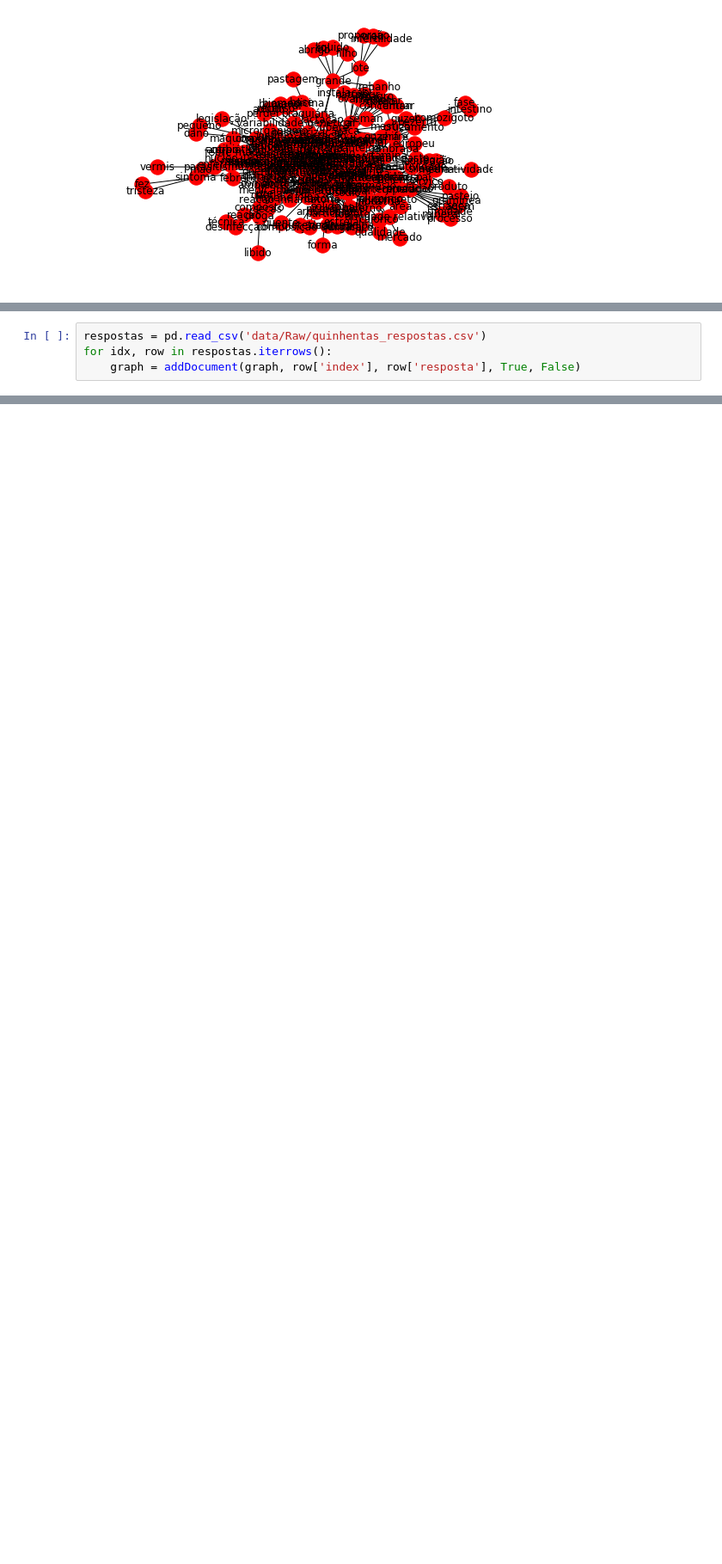
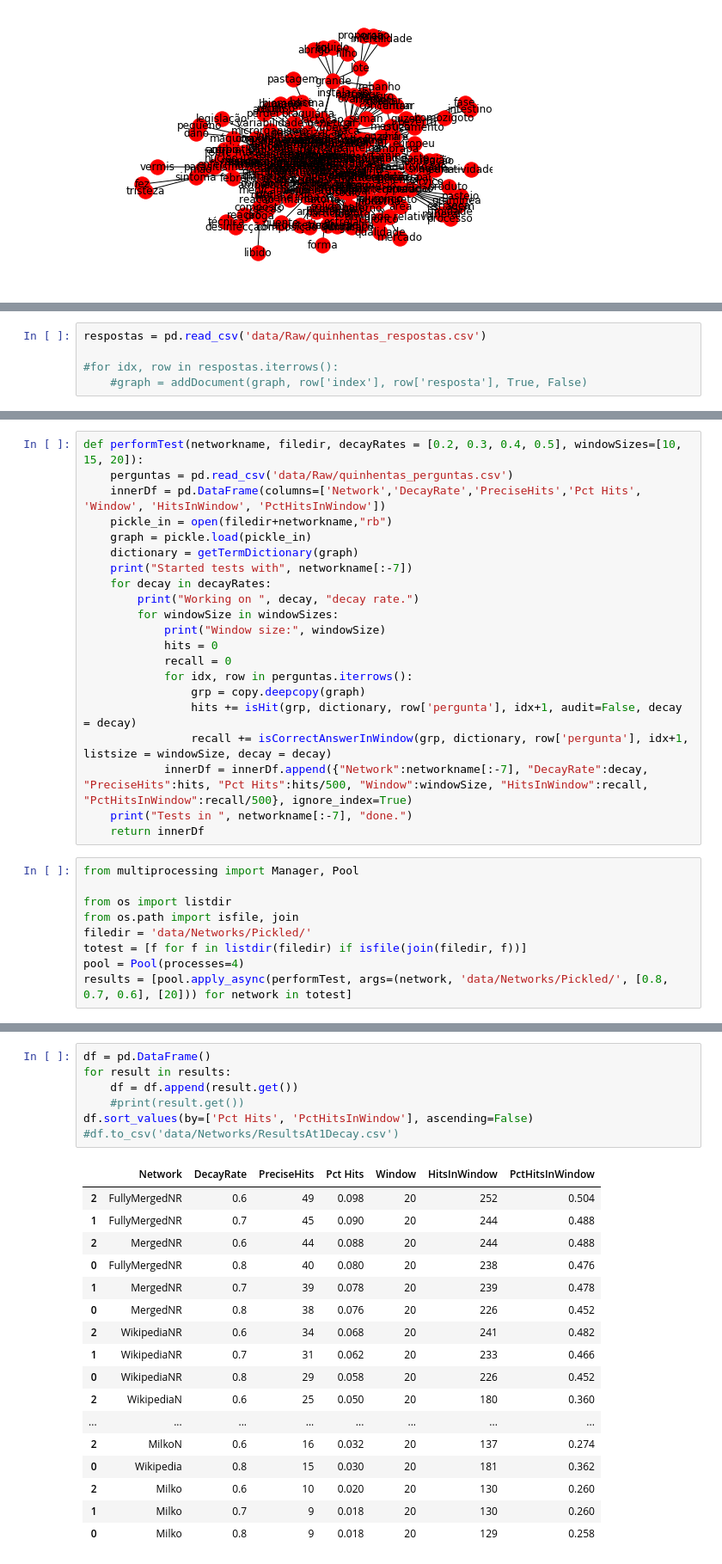
Before and after one commit to Sirsirious/textO, a Jupyter notebook: Graphing.ipynb, the cells around one changed output, grey strips where cells are left out. Shown at 86% size. Saved outputs shown, nothing was run; the diff lists cells and outputs as text; blank space fills up the shorter version.

Commit message:
Some test results

```diff
--- a/Graphing.ipynb
+++ b/Graphing.ipynb
@@ -176,4 +180,5 @@ def getMostRanked(graph, input_string, listsize = 10):
 # %%
 respostas = pd.read_csv('data/Raw/quinhentas_respostas.csv')
-for idx, row in respostas.iterrows():
-    graph = addDocument(graph, row['index'], row['resposta'], True, False)
+
+#for idx, row in respostas.iterrows():
+    #graph = addDocument(graph, row['index'], row['resposta'], True, False)
@@ -183,0 +280,30 @@ getMostRanked(graph, "Quando iniciar os cuidados com os bezerros")
+# %%
+def performTest(networkname, filedir, decayRates = [0.2, 0.3, 0.4, 0.5], windowSizes=[10, 15, 20]):
+    perguntas = pd.read_csv('data/Raw/quinhentas_perguntas.csv')
+    innerDf = pd.DataFrame(columns=['Network','DecayRate','PreciseHits','Pct Hits', 'Window', 'HitsInWindow', 'PctHitsInWindow'])
+    pickle_in = open(filedir+networkname,"rb")
+    graph = pickle.load(pickle_in)
+    dictionary = getTermDictionary(graph)
+    print("Started tests with", networkname[:-7])
+    for decay in decayRates:
+        print("Working on ", decay, "decay rate.")
+        for windowSize in windowSizes:
+            print("Window size:", windowSize)
+            hits = 0
+            recall = 0
+            for idx, row in perguntas.iterrows():
+                grp = copy.deepcopy(graph)
+                hits += isHit(grp, dictionary, row['pergunta'], idx+1, audit=False, decay = decay)
+                recall += isCorrectAnswerInWindow(grp, dictionary, row['pergunta'], idx+1, listsize = windowSize, decay = decay)
+            innerDf = innerDf.append({"Network":networkname[:-7], "DecayRate":decay, "PreciseHits":hits, "Pct Hits":hits/500, "Window":windowSize, "HitsInWindow":recall, "PctHitsInWindow":recall/500}, ignore_index=True)
+    print("Tests in ", networkname[:-7], "done.")
+    return innerDf
+# %%
+from multiprocessing import Manager, Pool
+
+from os import listdir
+from os.path import isfile, join
+filedir = 'data/Networks/Pickled/'
+totest = [f for f in listdir(filedir) if isfile(join(filedir, f))]
+pool = Pool(processes=4)
+results = [pool.apply_async(performTest, args=(network, 'data/Networks/Pickled/', [0.8, 0.7, 0.6], [20])) for network in totest]
@@ -183,0 +332,25 @@ getMostRanked(graph, "Quando iniciar os cuidados com os bezerros")
+# %%
+df = pd.DataFrame()
+for result in results:
+    df = df.append(result.get())
+    #print(result.get())
+df.sort_values(by=['Pct Hits', 'PctHitsInWindow'], ascending=False)
+#df.to_csv('data/Networks/ResultsAt1Decay.csv')
+# %% [output]
+|  | Network | DecayRate | PreciseHits | Pct Hits | Window | HitsInWindow | PctHitsInWindow |
+| 2 | FullyMergedNR | 0.6 | 49 | 0.098 | 20 | 252 | 0.504 |
+| 1 | FullyMergedNR | 0.7 | 45 | 0.090 | 20 | 244 | 0.488 |
+| 2 | MergedNR | 0.6 | 44 | 0.088 | 20 | 244 | 0.488 |
+| 0 | FullyMergedNR | 0.8 | 40 | 0.080 | 20 | 238 | 0.476 |
+| 1 | MergedNR | 0.7 | 39 | 0.078 | 20 | 239 | 0.478 |
+| 0 | MergedNR | 0.8 | 38 | 0.076 | 20 | 226 | 0.452 |
+| 2 | WikipediaNR | 0.6 | 34 | 0.068 | 20 | 241 | 0.482 |
+| 1 | WikipediaNR | 0.7 | 31 | 0.062 | 20 | 233 | 0.466 |
+| 0 | WikipediaNR | 0.8 | 29 | 0.058 | 20 | 226 | 0.452 |
+| 2 | WikipediaN | 0.6 | 25 | 0.050 | 20 | 180 | 0.360 |
+| ... | ... | ... | ... | ... | ... | ... | ... |
+| 2 | MilkoN | 0.6 | 16 | 0.032 | 20 | 137 | 0.274 |
+| 0 | Wikipedia | 0.8 | 15 | 0.030 | 20 | 181 | 0.362 |
+| 2 | Milko | 0.6 | 10 | 0.020 | 20 | 130 | 0.260 |
+| 1 | Milko | 0.7 | 9 | 0.018 | 20 | 130 | 0.260 |
+| 0 | Milko | 0.8 | 9 | 0.018 | 20 | 129 | 0.258 |
```
Also changed, not shown: parts of 14 cells of this notebook, 30 other files.
